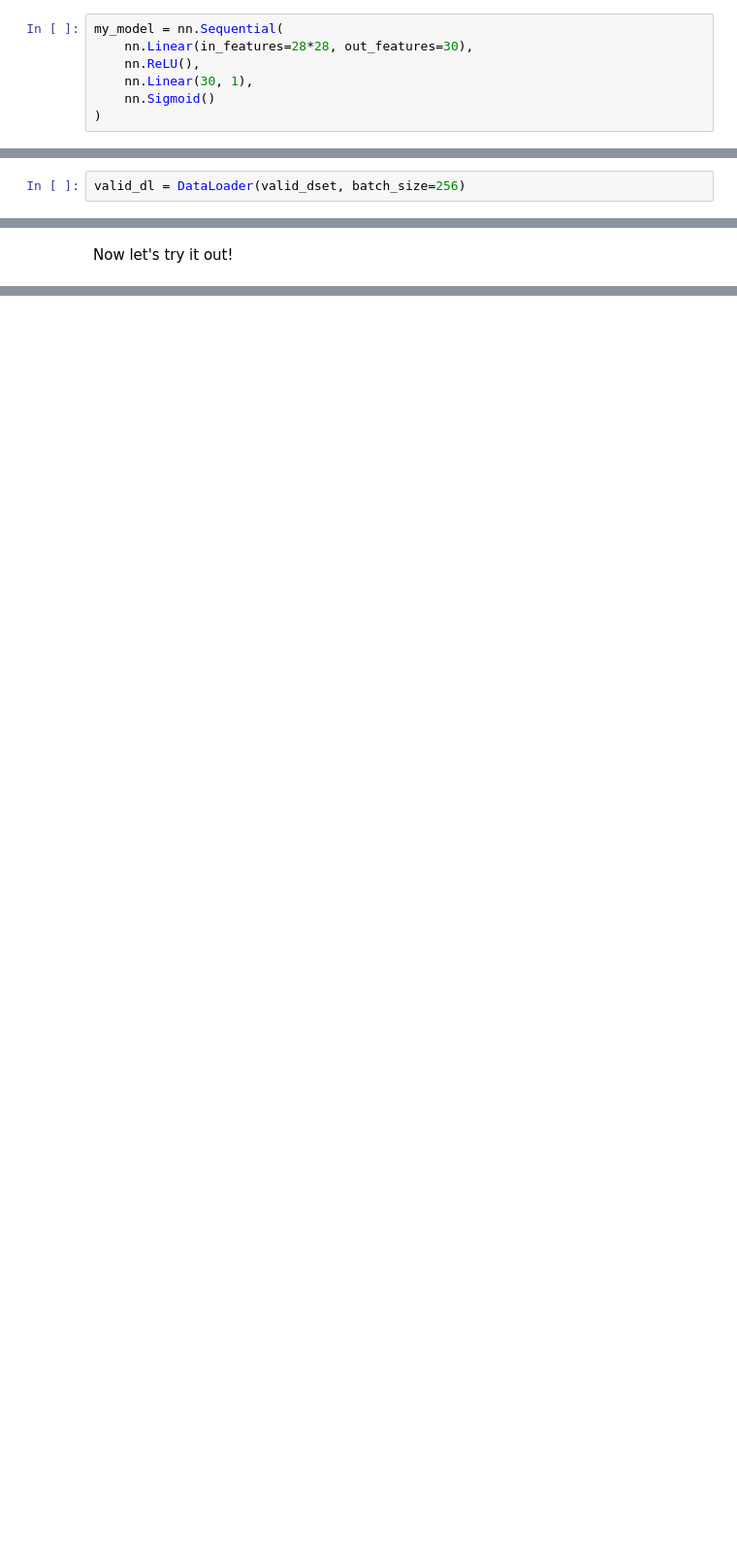
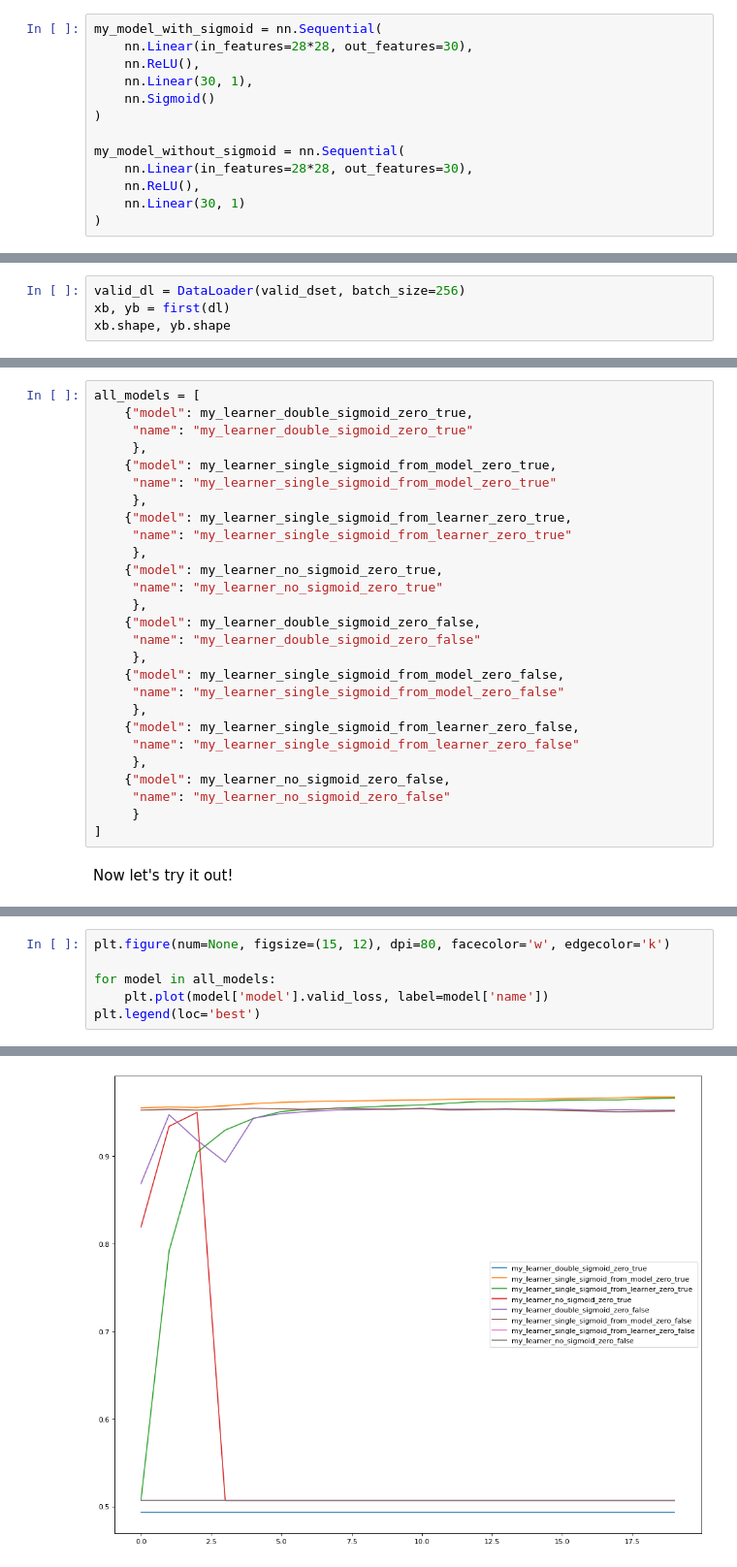
Before and after one commit to chuckmaini/pytorch_notebook_experimentation, a Jupyter notebook: notebooks/DL4C-Chapter_4_Exercise_1-Second_Attempt.ipynb, the cells around one changed output, grey strips where cells are left out. Shown at 97% size. Drawn from its saved outputs; the diff is of its cells as text; blank space fills up the shorter version.

```diff
--- a/notebooks/DL4C-Chapter_4_Exercise_1-Second_Attempt.ipynb
+++ b/notebooks/DL4C-Chapter_4_Exercise_1-Second_Attempt.ipynb
@@ -33,7 +48,13 @@ Let's create our model.  [Weights are  initialized for us](https://pytorch.org/d
 # %%
-my_model = nn.Sequential(
+my_model_with_sigmoid = nn.Sequential(
     nn.Linear(in_features=28*28, out_features=30),
     nn.ReLU(),
     nn.Linear(30, 1),
     nn.Sigmoid()
 )
+
+my_model_without_sigmoid = nn.Sequential(
+    nn.Linear(in_features=28*28, out_features=30),
+    nn.ReLU(),
+    nn.Linear(30, 1)
+)
@@ -87,2 +108,4 @@ xb.shape, yb.shape
 # %%
 valid_dl = DataLoader(valid_dset, batch_size=256)
+xb, yb = first(dl)
+xb.shape, yb.shape
@@ -136,3 +214,30 @@ my_learner = MyLearner([dl, valid_dl], my_model, my_optimizer)
+# %%
+all_models = [
+    {"model": my_learner_double_sigmoid_zero_true,
+     "name": "my_learner_double_sigmoid_zero_true"
+     },
+    {"model": my_learner_single_sigmoid_from_model_zero_true,
+     "name": "my_learner_single_sigmoid_from_model_zero_true"
+     },
+    {"model": my_learner_single_sigmoid_from_learner_zero_true,
+     "name": "my_learner_single_sigmoid_from_learner_zero_true"
+     },
+    {"model": my_learner_no_sigmoid_zero_true,
+     "name": "my_learner_no_sigmoid_zero_true"
+     },
+    {"model": my_learner_double_sigmoid_zero_false,
+     "name": "my_learner_double_sigmoid_zero_false"
+     },
+    {"model": my_learner_single_sigmoid_from_model_zero_false,
+     "name": "my_learner_single_sigmoid_from_model_zero_false"
+     },
+    {"model": my_learner_single_sigmoid_from_learner_zero_false,
+     "name": "my_learner_single_sigmoid_from_learner_zero_false"
+     },
+    {"model": my_learner_no_sigmoid_zero_false,
+     "name": "my_learner_no_sigmoid_zero_false"
+     }
+]
 # %% [markdown]
 Now let's try it out!
 # %%
@@ -158,0 +275,7 @@ I did note what looks like double sigmoid: it's in the last layer of the model a
+# %%
+plt.figure(num=None, figsize=(15, 12), dpi=80, facecolor='w', edgecolor='k')
+
+for model in all_models:
+    plt.plot(model['model'].valid_loss, label=model['name'])
+plt.legend(loc='best')
+# %% [output]
@@ -158,0 +283 @@ I did note what looks like double sigmoid: it's in the last layer of the model a
+[figure, added]
```
Also changed, not shown: parts of 48 cells of this notebook.
